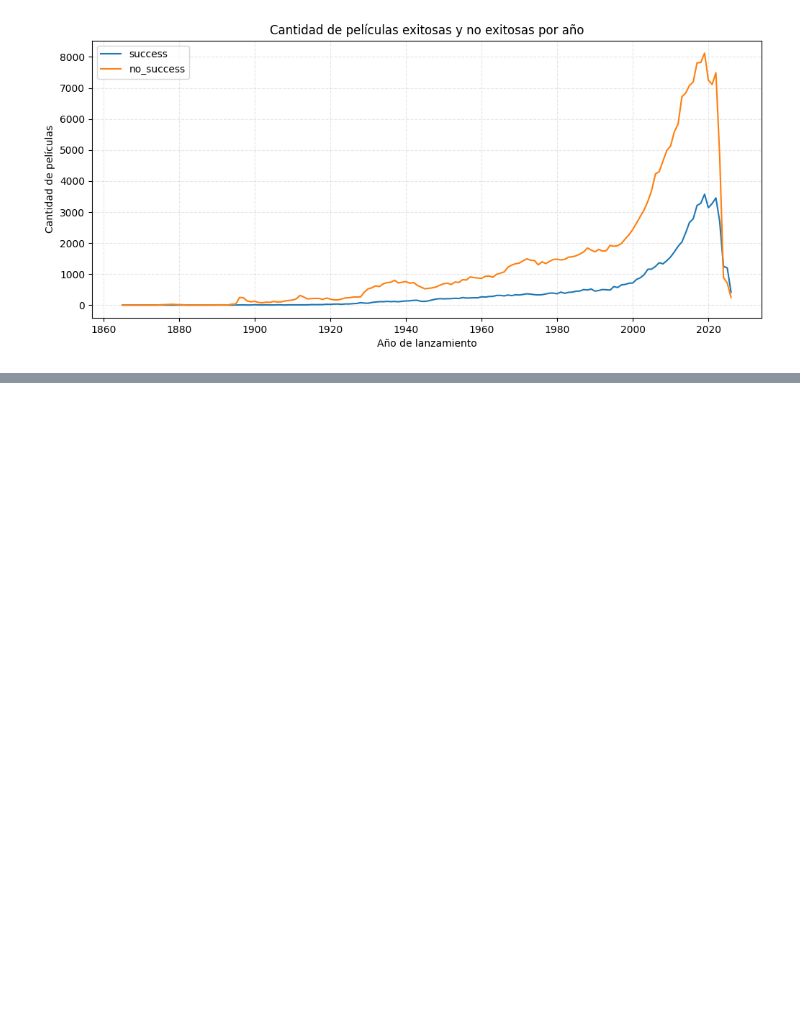
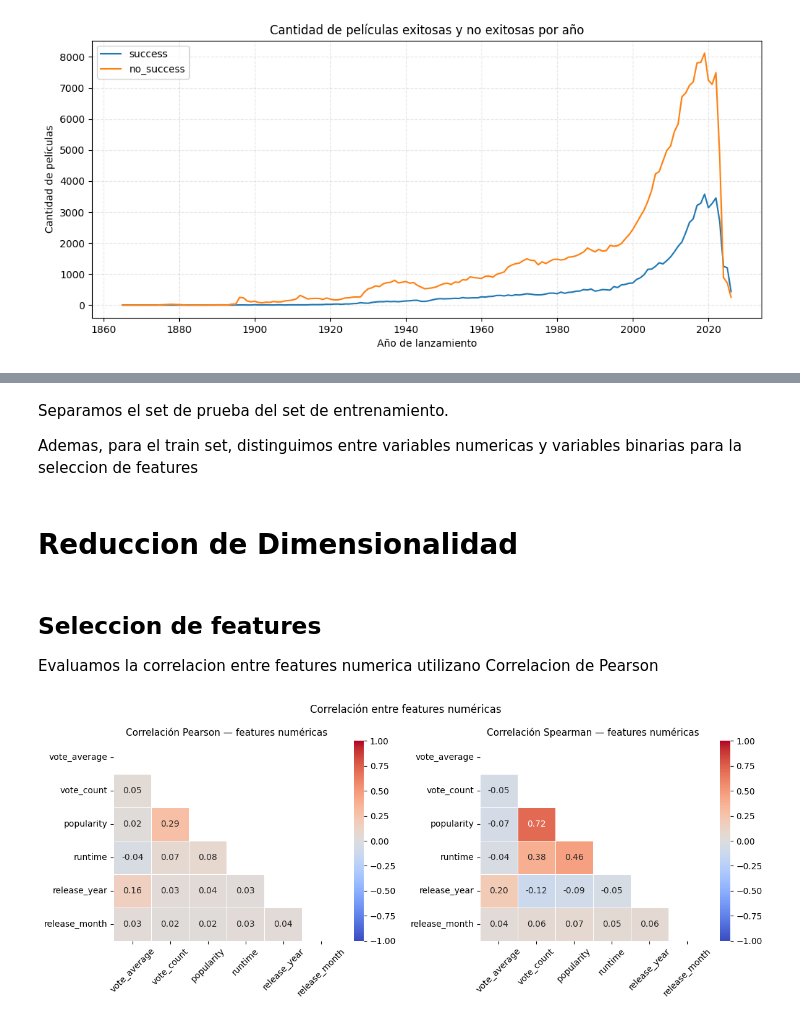
Before and after one commit to LuisParedes1/TP-CEIA-Analisis-de-datos, a Jupyter notebook: Trabajo_Practico_Analisis_de_Datos_CEIA.ipynb, the cells around one changed output, grey strips where cells are left out. Drawn from its saved outputs; the diff is of its cells as text; code cells hidden in the pictures; blank space fills up the shorter version.

Commit message:
feat: added dimension reduction

```diff
--- a/Trabajo_Practico_Analisis_de_Datos_CEIA.ipynb
+++ b/Trabajo_Practico_Analisis_de_Datos_CEIA.ipynb
@@ -844,0 +847,2 @@ plt.show()
+# %%
+df_valid_movies.drop(columns=["backdrop_path", "homepage", "poster_path"], inplace=True)
@@ -844,0 +865,14 @@ plt.show()
+# %% [markdown]
+Separamos el set de prueba del set de entrenamiento.
+
+Ademas, para el train set, distinguimos entre variables numericas y variables binarias para la seleccion de features
+# %%
+X_train, X_test, y_train, y_test = train_test_split(
+    X, y, test_size=0.2, random_state=42
+)
+
+# Separamos en variables numericas y variables binarias
+X_train_num = X_train[num_features].astype(float)
+X_train_bin = X_train[bin_features].astype(int)
+# %% [markdown]
+# Reduccion de Dimensionalidad
@@ -844,0 +885,30 @@ plt.show()
+# %% [markdown]
+## Seleccion de features
+
+Evaluamos la correlacion entre features numerica utilizano Correlacion de Pearson
+# %%
+corr_pearson  = X_train_num.corr(method='pearson')
+corr_spearman = X_train_num.corr(method='spearman')
+
+fig, axes = plt.subplots(1, 2, figsize=(12, 5))
+
+for ax, corr, title in zip(
+    axes,
+    [corr_pearson, corr_spearman],
+    ['Pearson', 'Spearman']
+):
+    mask = np.triu(np.ones_like(corr, dtype=bool))
+    sns.heatmap(
+        corr, annot=True, fmt=".2f",
+        cmap="coolwarm", vmin=-1, vmax=1,
+        center=0, linewidths=0.5,
+        mask=mask, ax=ax
+    )
+    ax.set_title(f"Correlación {title} — features numéricas", fontsize=11)
+    ax.tick_params(axis='x', rotation=45)
+
+plt.suptitle("Correlación entre features numéricas", fontsize=12)
+plt.tight_layout()
+plt.show()
+# %% [output]
+[figure, added]
```
Also changed, not shown: parts of 52 cells of this notebook, 1 other file.
